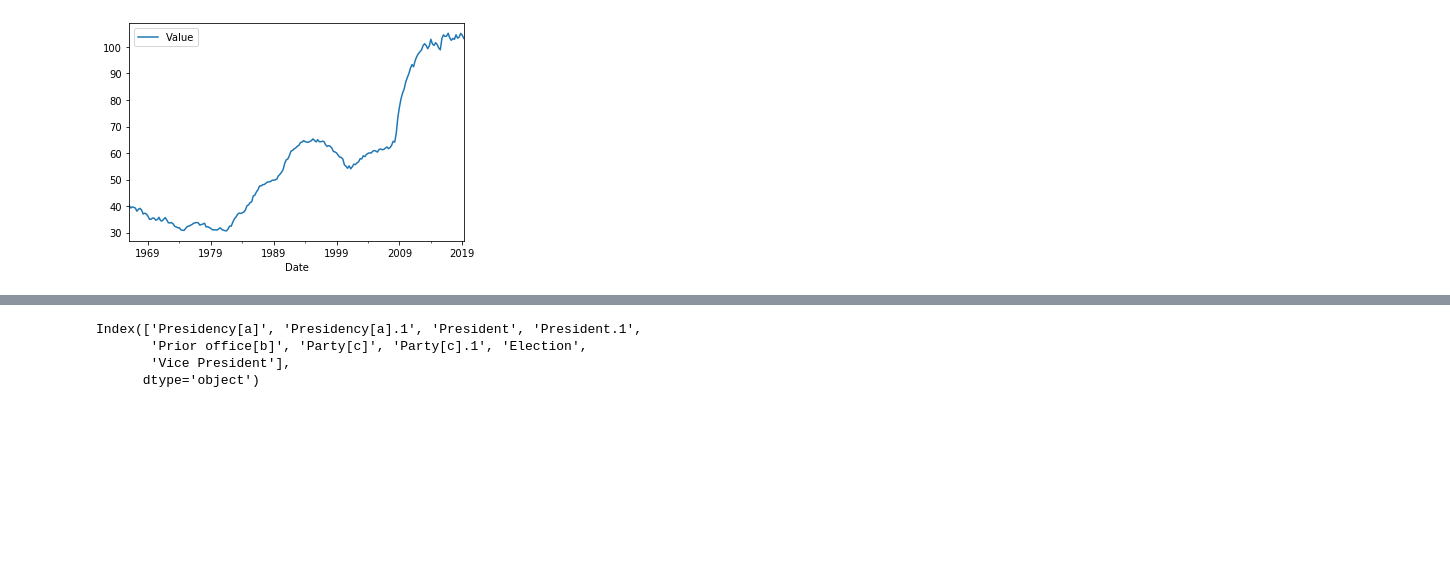
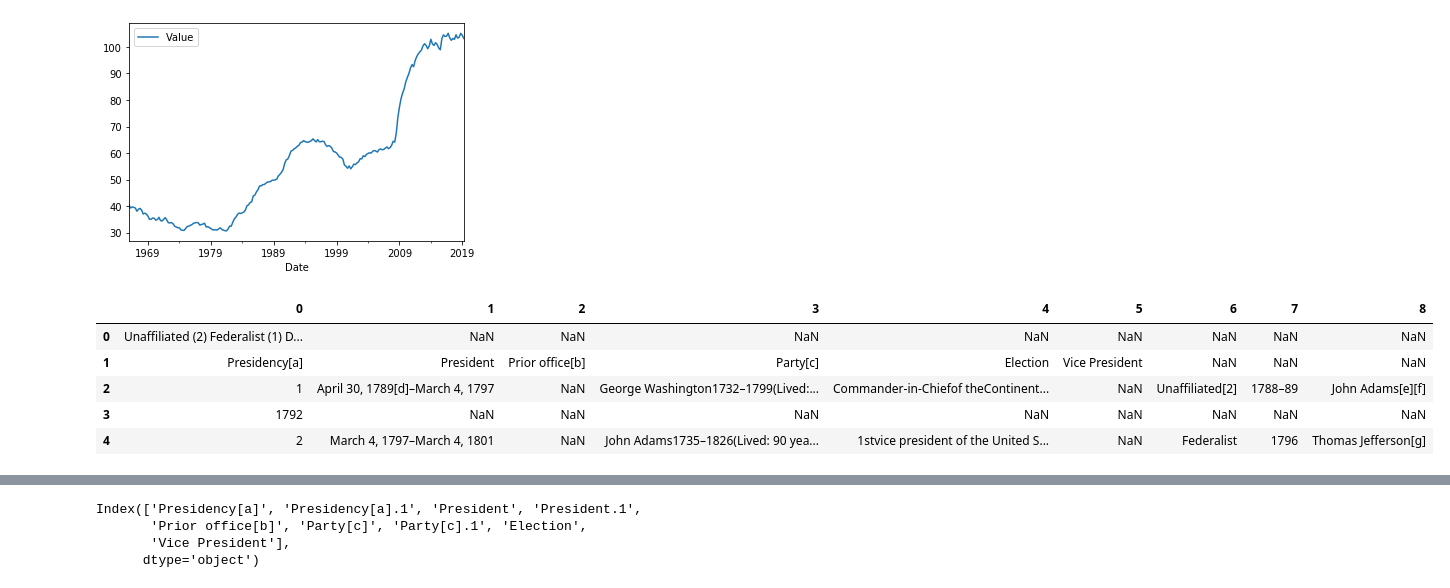
Before and after one commit to Carterbouley/mod_3_project, a Jupyter notebook: Aroa_notebook.ipynb, the cells around one changed output, grey strips where cells are left out. Cells and saved outputs as stored; diff of their text form; code cells hidden in the pictures; blank space fills up the shorter version.

```diff
--- a/Aroa_notebook.ipynb
+++ b/Aroa_notebook.ipynb
@@ -104,3 +105,12 @@ balance['rate'] =
 table = pd.read_html('https://en.wikipedia.org/wiki/List_of_presidents_of_the_United_States')
 # %%
 df = pd.DataFrame(table[1])
+# %%
+df.head()
+# %% [output]
+|  | 0 | 1 | 2 | 3 | 4 | 5 | 6 | 7 | 8 |
+| 0 | Unaffiliated (2) Federalist (1) D... | NaN | NaN | NaN | NaN | NaN | NaN | NaN | NaN |
+| 1 | Presidency[a] | President | Prior office[b] | Party[c] | Election | Vice President | NaN | NaN | NaN |
+| 2 | 1 | April 30, 1789[d]–March 4, 1797 | NaN | George Washington1732–1799(Lived:... | Commander-in-Chiefof theContinent... | NaN | Unaffiliated[2] | 1788–89 | John Adams[e][f] |
+| 3 | 1792 | NaN | NaN | NaN | NaN | NaN | NaN | NaN | NaN |
+| 4 | 2 | March 4, 1797–March 4, 1801 | NaN | John Adams1735–1826(Lived: 90 yea... | 1stvice president of the United S... | NaN | Federalist | 1796 | Thomas Jefferson[g] |
```
Also changed, not shown: parts of 13 cells of this notebook, 9 other files.
